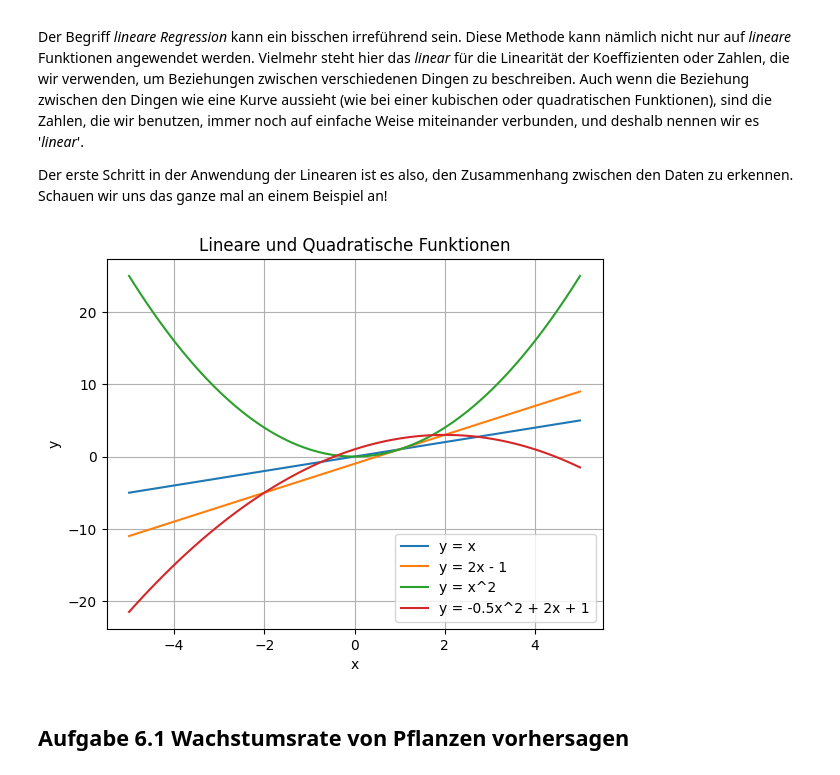
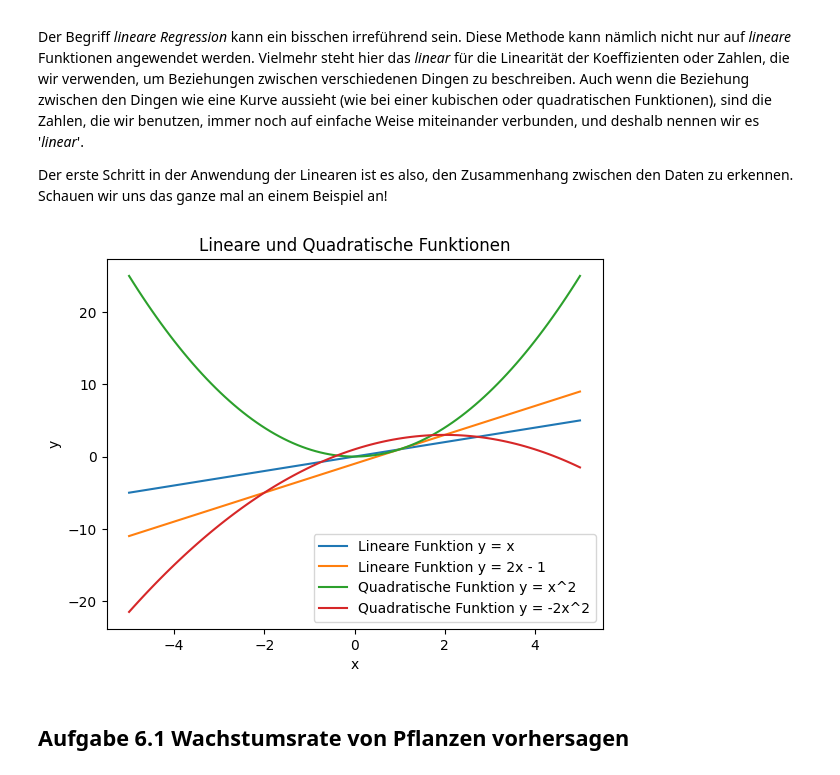
Before and after one commit to starcodecourses/Python-KI, a Jupyter notebook: starcode_Pythonkurs_06_regression_Loesung.ipynb, the cells around one changed output. Drawn from its saved outputs; the diff is of its cells as text; code cells hidden in the pictures.

```diff
--- a/starcode_Pythonkurs_06_regression_Loesung.ipynb
+++ b/starcode_Pythonkurs_06_regression_Loesung.ipynb
@@ -32,37 +30,36 @@ Der erste Schritt in der Anwendung der Linearen ist es also, den Zusammenhang zw
 # %%
 # Hier ist ein Beispiel für die Plots von linearen, quadratischen und kubischen Funktionen
 # Du kanst den Code nicht verstehen
 
 import matplotlib.pyplot as plt
 import numpy as np
 
 # Generiere x-Werte
 x = np.linspace(-5, 5, 100)
 
 # Definiere Funktionen
 def lineare_funktion(x, m, c):
     return m * x + c
 
 def quadratische_funktion(x, a, b, c):
     return a * x**2 + b * x + c
 
 # Plot für lineare Funktionen
-plt.plot(x, lineare_funktion(x, 1, 0), label="y = x")
-plt.plot(x, lineare_funktion(x, 2, -1), label="y = 2x - 1")
+plt.plot(x, lineare_funktion(x, 1, 0), label="Lineare Funktion y = x")
+plt.plot(x, lineare_funktion(x, 2, -1), label="Lineare Funktion y = 2x - 1")
 
 # Plot für quadratische Funktionen
-plt.plot(x, quadratische_funktion(x, 1, 0, 0), label="y = x^2")
-plt.plot(x, quadratische_funktion(x, -0.5, 2, 1), label="y = -0.5x^2 + 2x + 1")
+plt.plot(x, quadratische_funktion(x, 1, 0, 0), label="Quadratische Funktion y = x^2")
+plt.plot(x, quadratische_funktion(x, -0.5, 2, 1), label="Quadratische Funktion y = -2x^2")
 
 # Diagramm anpassen
 plt.xlabel("x")
 plt.ylabel("y")
 plt.title("Lineare und Quadratische Funktionen")
 plt.legend()
-plt.grid(True)
 plt.show()
 # %% [output]
-[figure, old version]
+[figure, new version]
 # %% [markdown]
 
 ## Aufgabe 6.1 Wachstumsrate von Pflanzen vorhersagen
```
Also changed, not shown: parts of 18 cells of this notebook.
